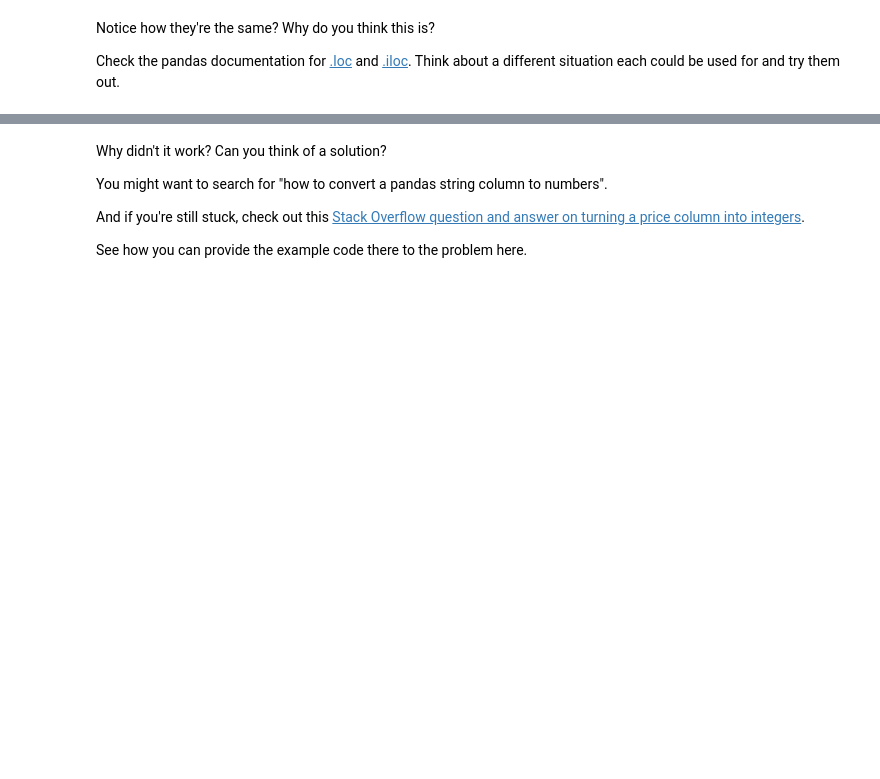
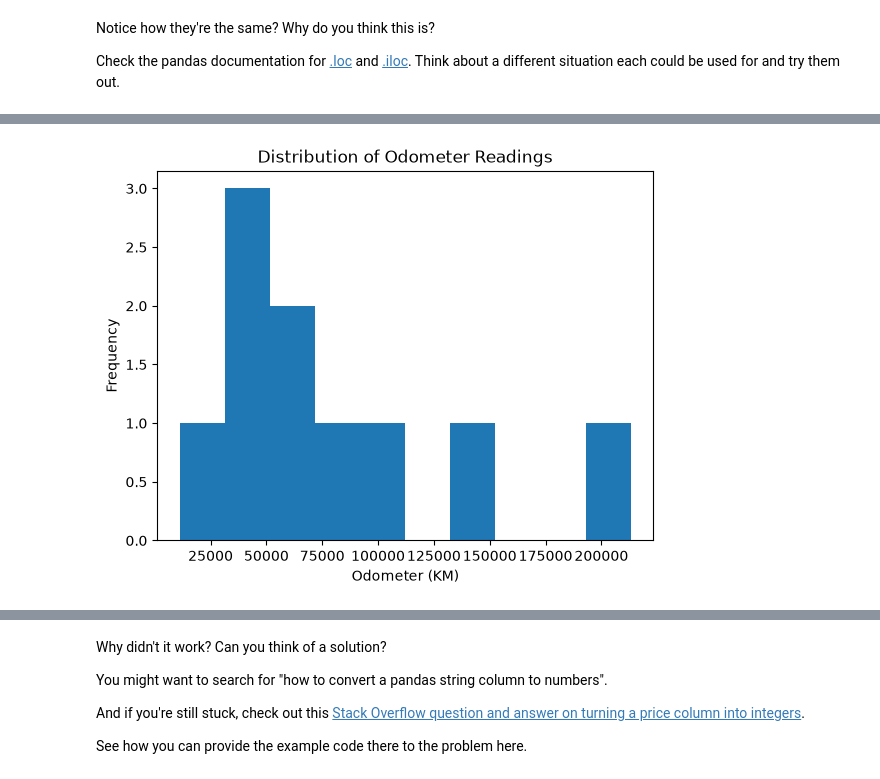
Before and after one commit to Anarchist4/ETF_FINANCE, a Jupyter notebook: pandas-exercises.ipynb, the cells around one changed output, grey strips where cells are left out. Saved outputs shown, nothing was run; the diff lists cells and outputs as text; code cells hidden in the pictures; blank space fills up the shorter version.

```diff
--- a/pandas-exercises.ipynb
+++ b/pandas-exercises.ipynb
@@ -184,4 +253,11 @@ Check the pandas documentation for [.loc](https://pandas.pydata.org/pandas-docs/
 # %%
 # Create a histogram of the Odometer column using hist()
+plt.hist(car_sales["Odometer (KM)"])
+plt.xlabel("Odometer (KM)")
+plt.ylabel("Frequency")
+plt.title("Distribution of Odometer Readings")
+plt.show()
+# %% [output]
+[figure, added]
 # %%
 # Try to plot the Price column using plot()
```
Also changed, not shown: parts of 16 cells of this notebook.
